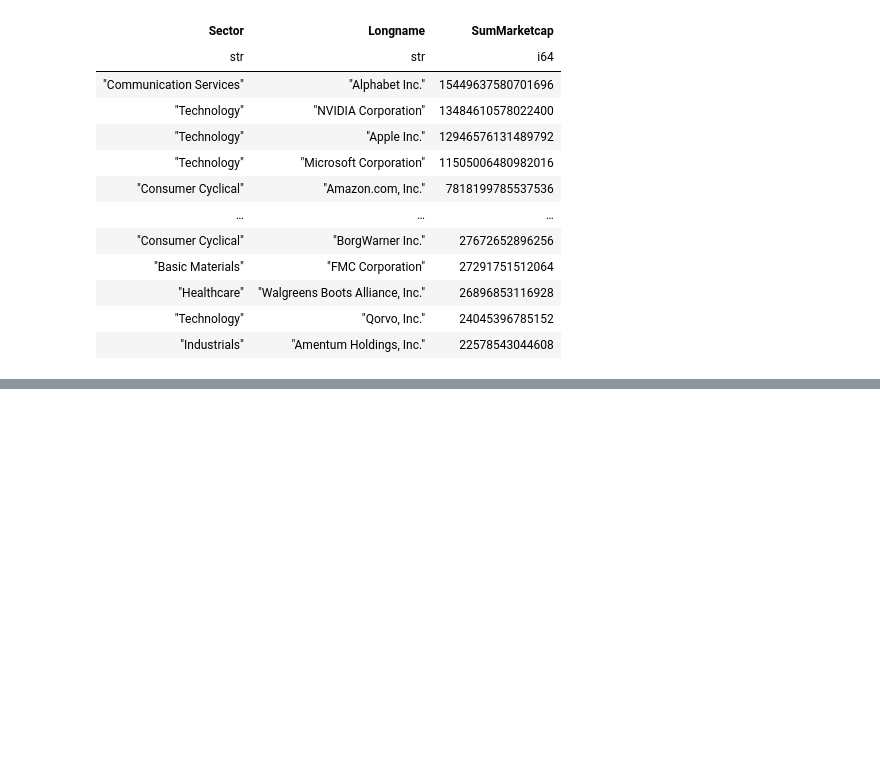
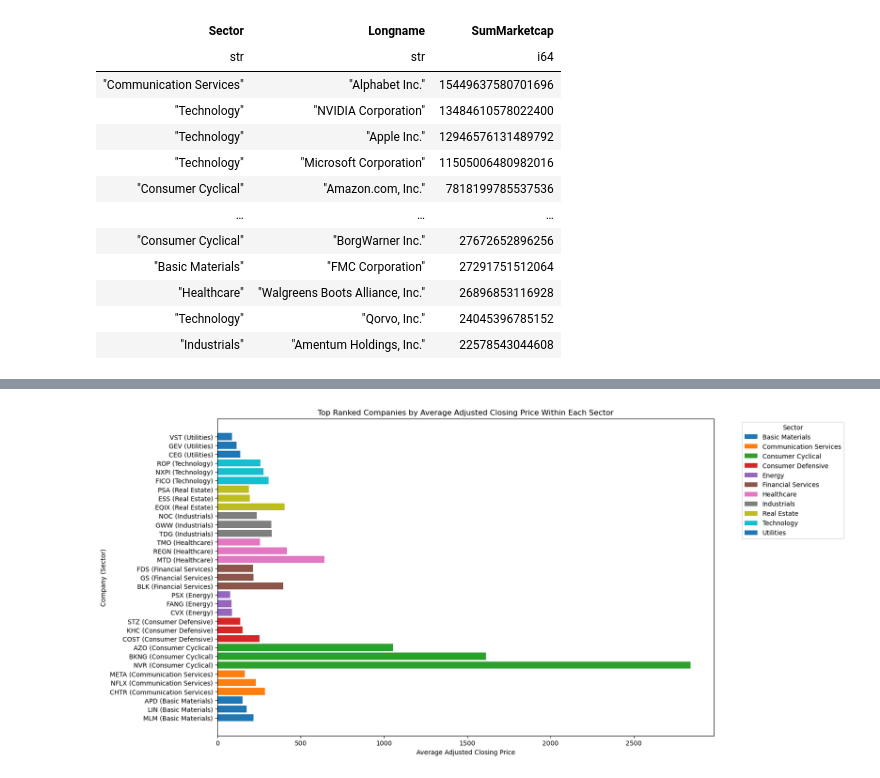
Before and after one commit to ZygimantasB/polars_library, a Jupyter notebook: kaggle/sp_500.ipynb, the cells around one changed output, grey strips where cells are left out. Saved outputs shown, nothing was run; the diff lists cells and outputs as text; code cells hidden in the pictures; blank space fills up the shorter version.

```diff
--- a/kaggle/sp_500.ipynb
+++ b/kaggle/sp_500.ipynb
@@ -75,0 +882,16 @@ shape: (500, 3)
+# %%
+avg_adj_close = (
+    combined_data.group_by(['Sector', 'Symbol'])
+    .agg(
+        pl.col('Adj Close').mean().alias('AvgAdjClose')
+    )
+    .sort(['Sector', 'AvgAdjClose'], descending=[False, True])
+)
+# %%
+avg_adj_close = avg_adj_close.with_columns(
+    pl.col('AvgAdjClose')
+    .rank().reverse()
+    .over('Sector')
+    .alias('Rank')
+)
+avg_adj_close
@@ -75,0 +913,21 @@ shape: (500, 3)
+# %%
+top_companies = avg_adj_close.filter(pl.col('Rank') <= 3)
+top_companies_pd = top_companies.to_pandas()
+# %%
+plt.figure(figsize=(14, 9))
+
+for sector in top_companies_pd['Sector'].unique():
+    sector_data = top_companies_pd[top_companies_pd['Sector'] == sector]
+    plt.barh(
+        sector_data['Symbol'] + f" ({sector})",
+        sector_data['AvgAdjClose'],
+        label=sector
+    )
+
+plt.xlabel('Average Adjusted Closing Price')
+plt.ylabel('Company (Sector)')
+plt.title('Top Ranked Companies by Average Adjusted Closing Price Within Each Sector')
+plt.legend(title='Sector', bbox_to_anchor=(1.05, 1), loc='upper left')
+plt.show()
+# %% [output]
+[figure, added]
```
Also changed, not shown: parts of 113 cells of this notebook.
